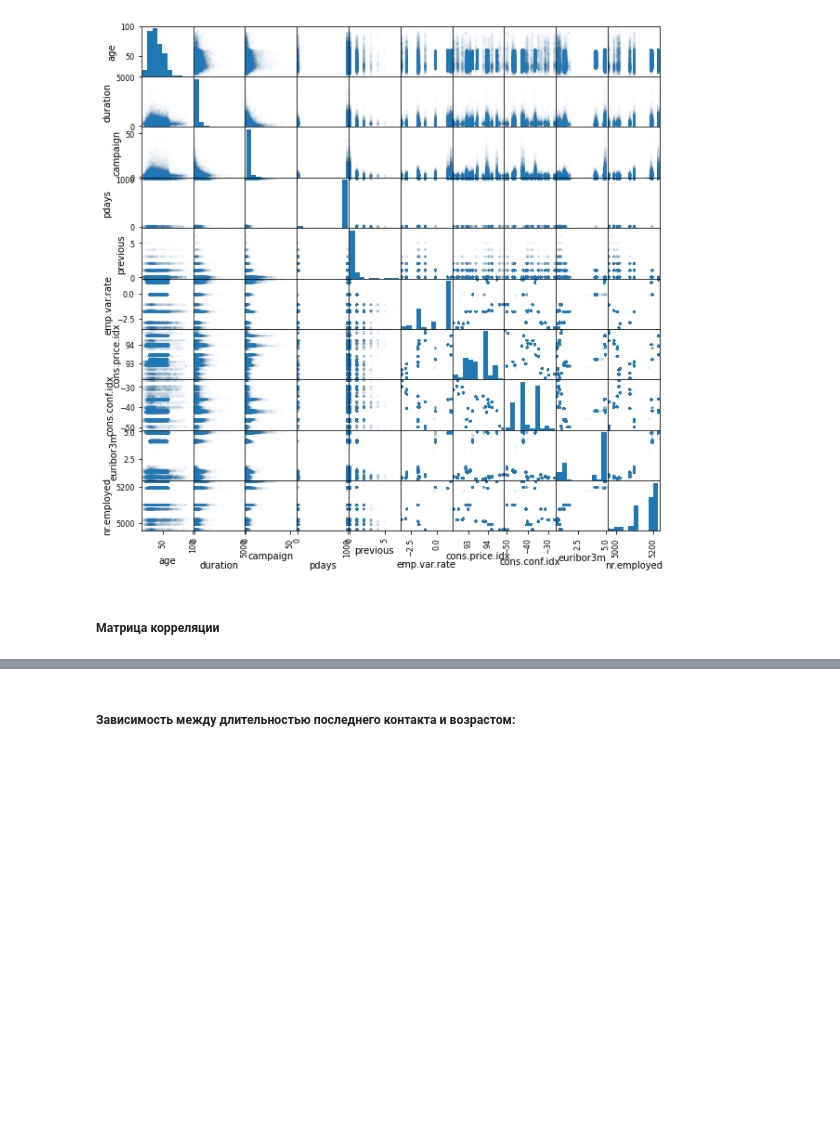
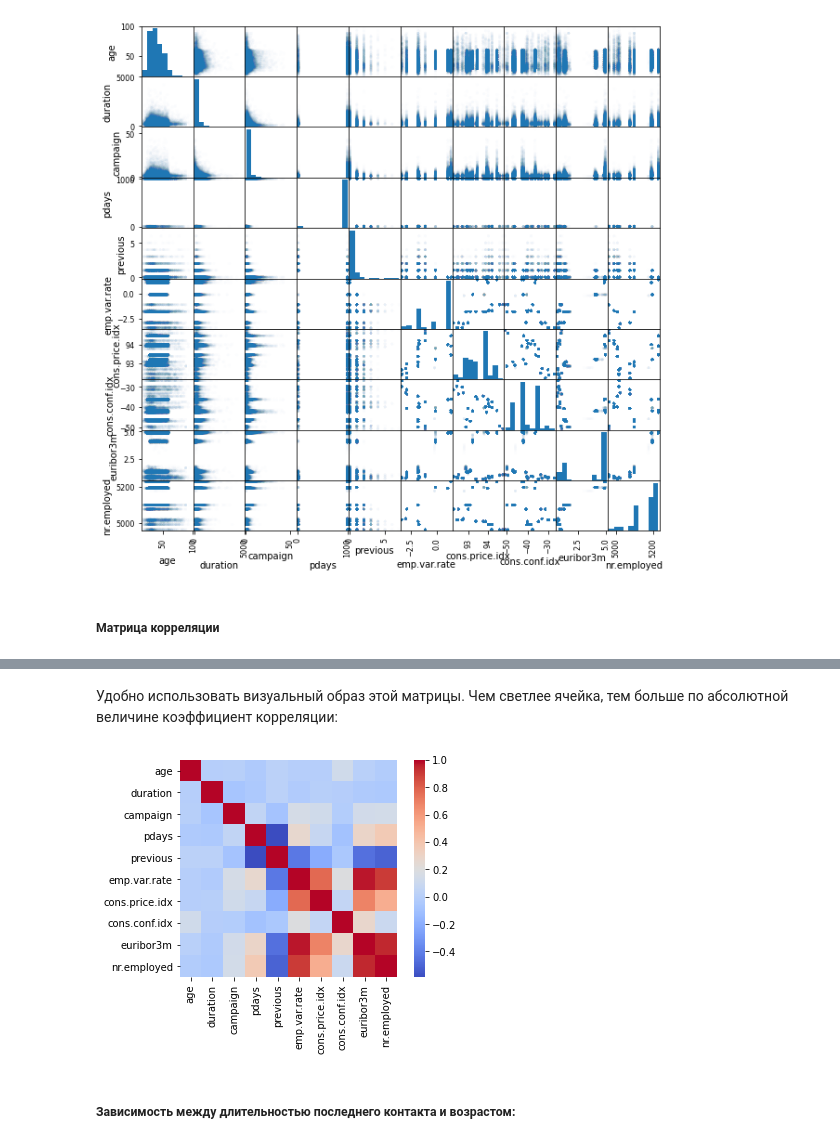
Before and after one commit to k2Pastor/Machine-Learning, a Jupyter notebook: homeWork.ipynb, the cells around one changed output, grey strips where cells are left out. Cells and saved outputs as stored; diff of their text form; code cells hidden in the pictures; blank space fills up the shorter version.

```diff
--- a/homeWork.ipynb
+++ b/homeWork.ipynb
@@ -221,0 +216,3 @@ data.corr()
+# %%
+corr_matrix = data.corr()
+corr_matrix
@@ -222,3 +231,10 @@ data.corr()
+# %% [markdown]
+Удобно использовать визуальный образ этой матрицы. Чем светлее ячейка, тем больше по абсолютной величине коэффициент корреляции:
+# %%
+sns.heatmap(corr_matrix, square=True, cmap='coolwarm')
+pass
+# %% [output]
+[figure, added]
 # %% [markdown]
 ##### Зависимость между длительностью последнего контакта и возрастом:
 # %%
```
Also changed, not shown: parts of 52 cells of this notebook.
